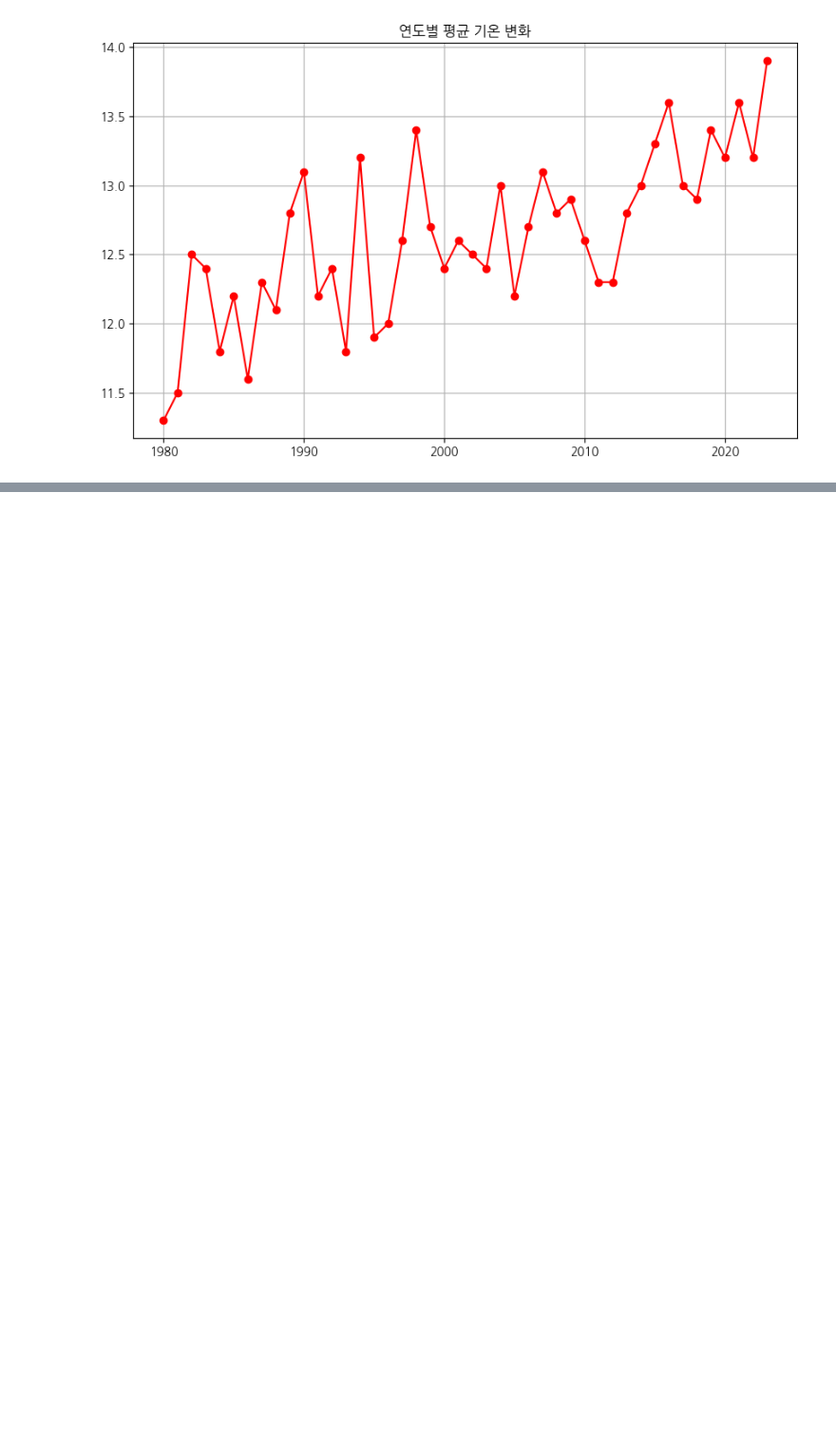
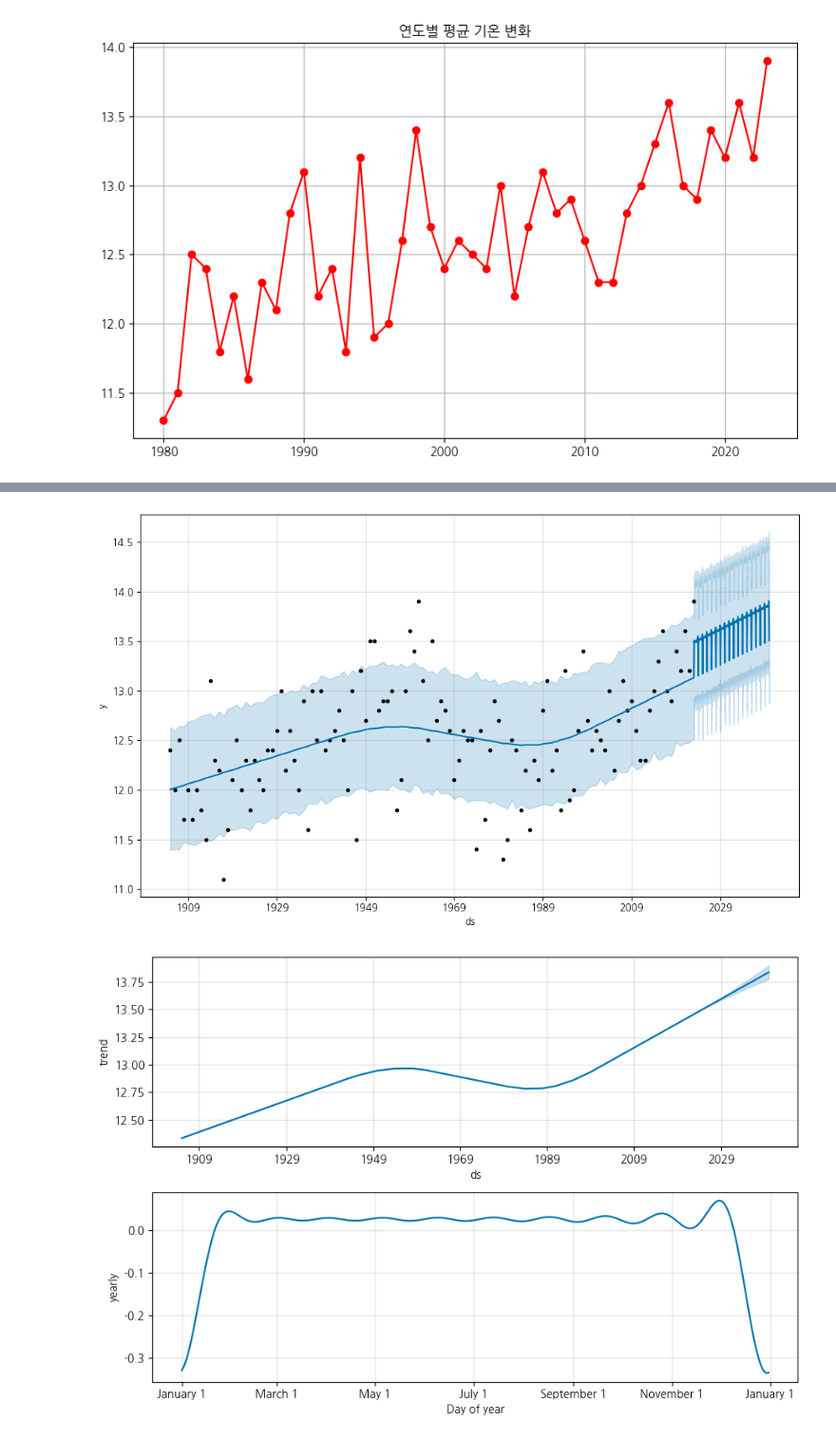
Before and after one commit to HeegonChae/Addindeu_EDA_Project, a Jupyter notebook: weather.ipynb, the cells around one changed output, grey strips where cells are left out. Shown: that part at 95% size. Drawn from its saved outputs; the diff is of its cells as text; code cells hidden in the pictures; blank space fills up the shorter version.

```diff
--- a/weather.ipynb
+++ b/weather.ipynb
@@ -54,0 +102,20 @@ plt.show()
+# %%
+from prophet import Prophet
+import pandas as pd
+
+weather.rename(columns={' 일시': 'ds', '  평균기온': 'y'}, inplace=True)
+weather['ds'] = pd.to_datetime(weather['ds'], format='%Y')
+
+model = Prophet()
+model.fit(weather)
+
+future = model.make_future_dataframe(periods=(2040-2023)*365, freq='D')
+
+future['year'] = future['ds'].dt.year
+future = future[future['year'] <= 2040]
+
+forecast = model.predict(future)
+
+fig1 = model.plot(forecast)
+fig2 = model.plot_components(forecast)
+# %% [output]
@@ -54,0 +124,2 @@ plt.show()
+[figure, added]
+[figure, added]
```
Also changed, not shown: parts of 7 cells of this notebook, 1 other file.
